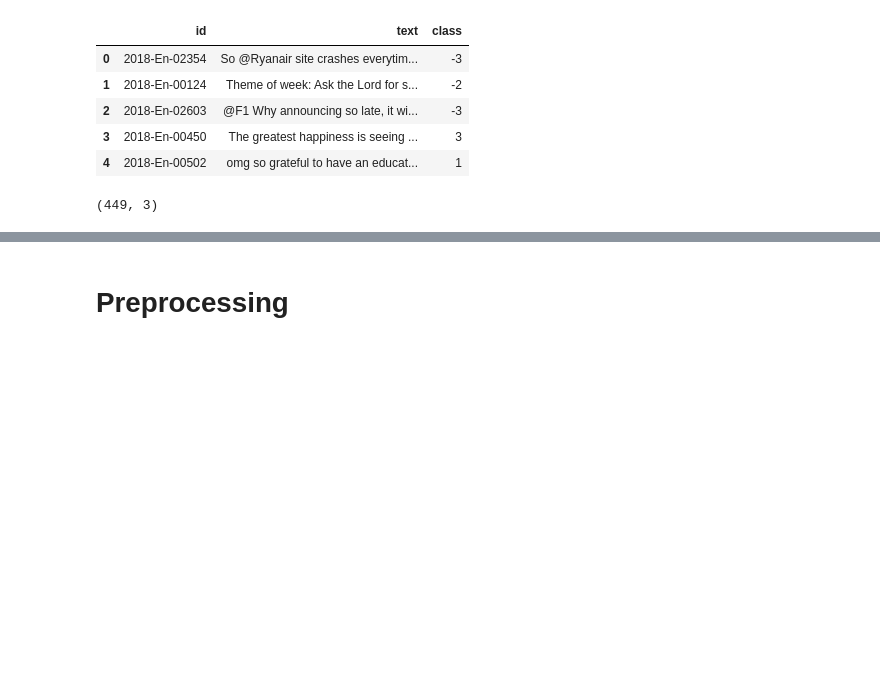
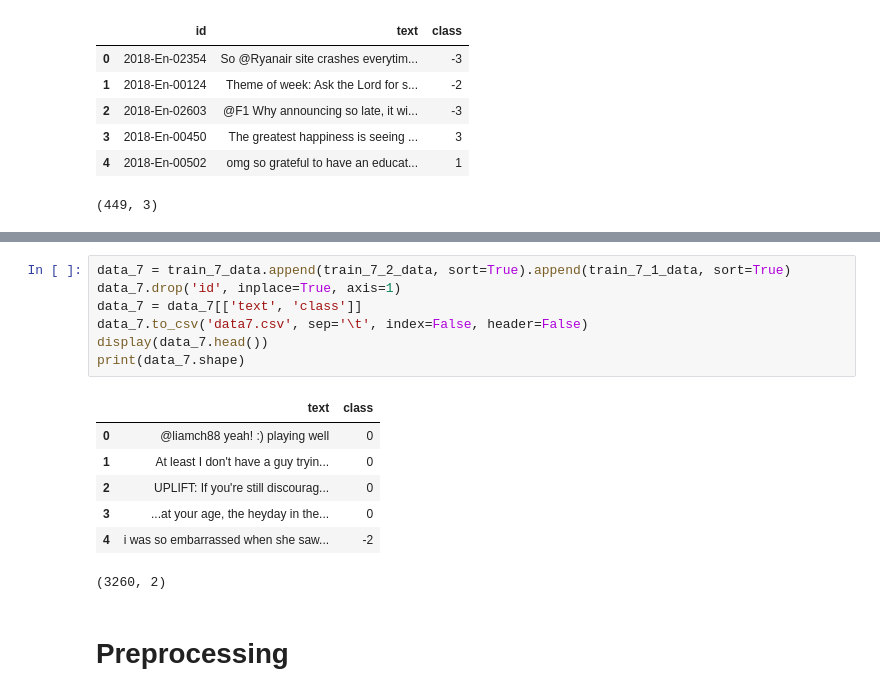
Before and after one commit to Choqs/Twitter-Sentiment-Analysis, a Jupyter notebook: src/tp_tweet.ipynb, the cells around one changed output, grey strips where cells are left out. Saved outputs shown, nothing was run; the diff lists cells and outputs as text; blank space fills up the shorter version.

```diff
--- a/src/tp_tweet.ipynb
+++ b/src/tp_tweet.ipynb
@@ -133,3 +154,18 @@ print(train_7_data.shape)
+# %%
+data_7 = train_7_data.append(train_7_2_data, sort=True).append(train_7_1_data, sort=True)
+data_7.drop('id', inplace=True, axis=1)
+data_7 = data_7[['text', 'class']]
+data_7.to_csv('data7.csv', sep='\t', index=False, header=False)
+display(data_7.head())
+print(data_7.shape)
+# %% [output]
+|  | text | class |
+| 0 | @liamch88 yeah! :) playing well | 0 |
+| 1 | At least I don't have a guy tryin... | 0 |
+| 2 | UPLIFT: If you're still discourag... | 0 |
+| 3 | ...at your age, the heyday in the... | 0 |
+| 4 | i was so embarrassed when she saw... | -2 |
+(3260, 2)
 # %% [markdown]
 # Preprocessing
 # %%
```
Also changed, not shown: parts of 12 cells of this notebook, 19 other files.
